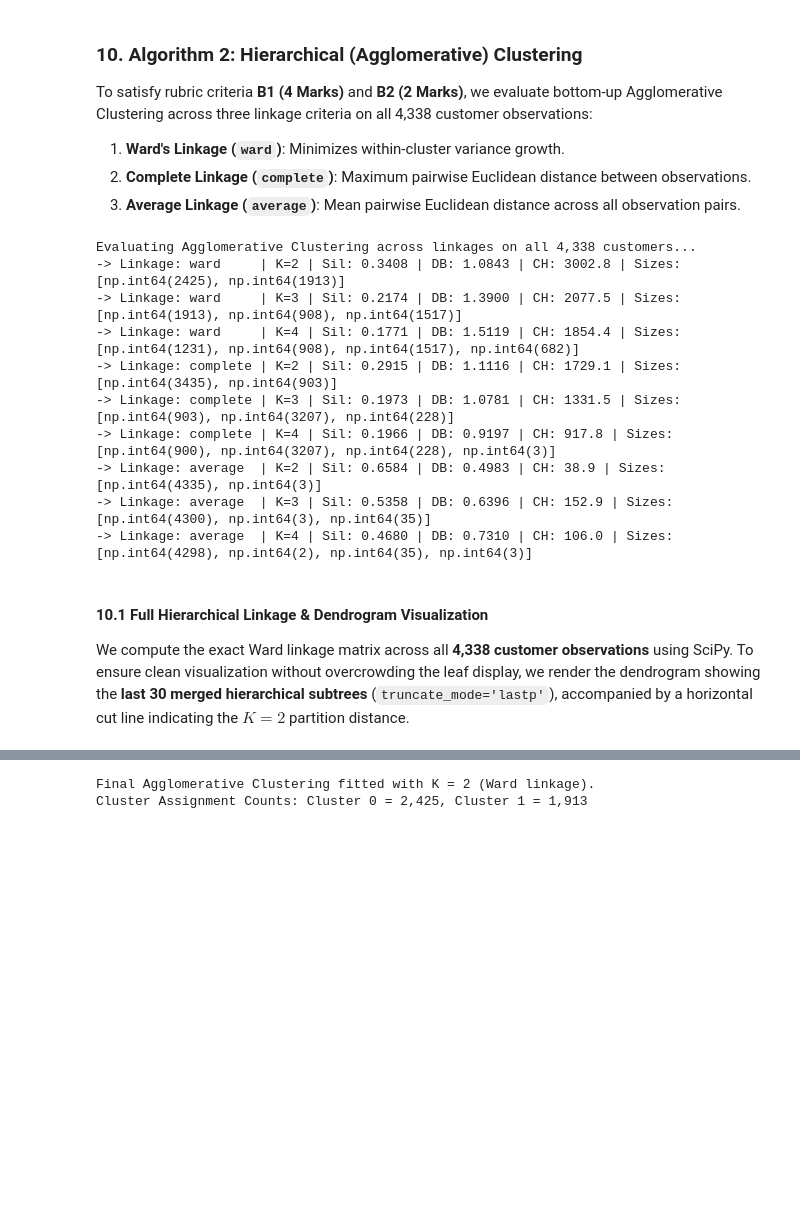
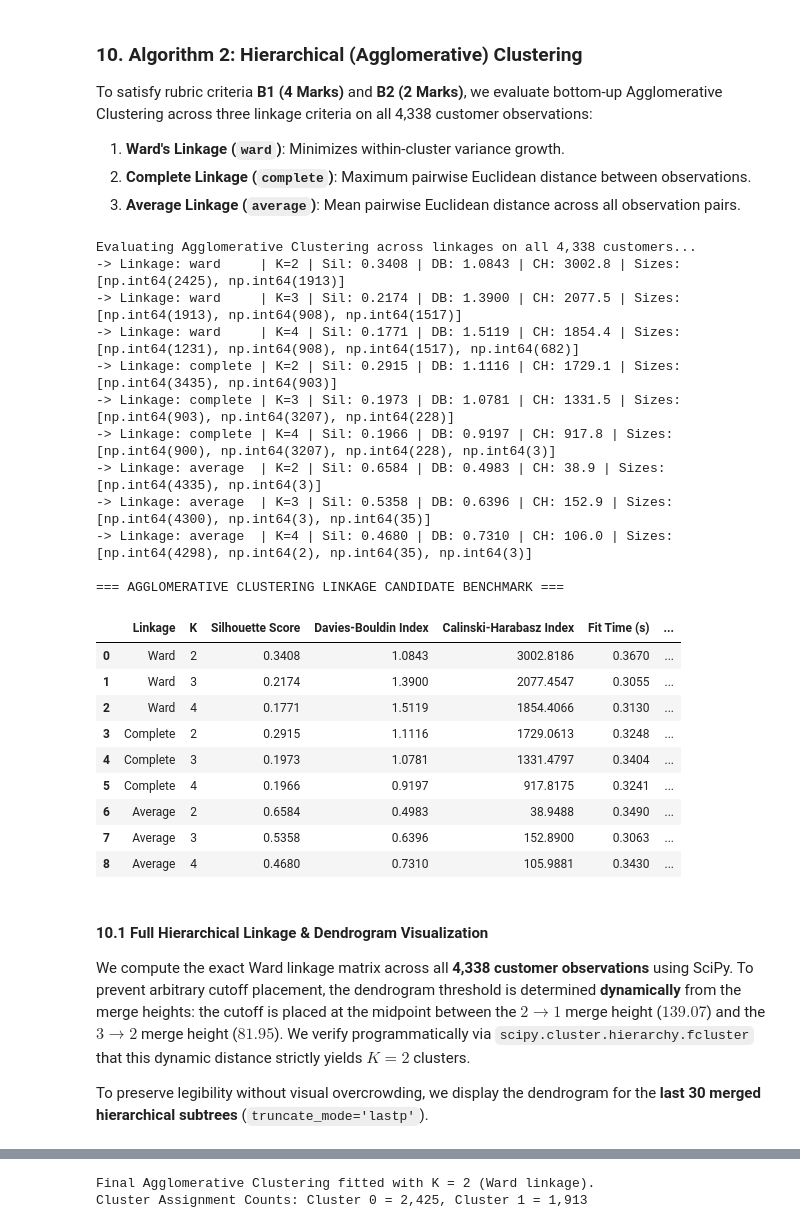
Before and after one commit to Ne-Ran/Machine-Learning-Capstone-Project, a Jupyter notebook: notebooks/clustering.ipynb, the cells around one changed output, grey strips where cells are left out. Cells and saved outputs as stored; diff of their text form; code cells hidden in the pictures; blank space fills up the shorter version.

```diff
--- a/notebooks/clustering.ipynb
+++ b/notebooks/clustering.ipynb
@@ -445,42 +500,58 @@ linkage_criteria = ['ward', 'complete', 'average']
 agg_comparison_results = []
 
 print("Evaluating Agglomerative Clustering across linkages on all 4,338 customers...")
-for linkage in linkage_criteria:
+for linkage_name in linkage_criteria:
     for k in [2, 3, 4]:
         t0 = time.time()
-        agg = AgglomerativeClustering(n_clusters=k, metric='euclidean', linkage=linkage)
+        agg = AgglomerativeClustering(n_clusters=k, metric='euclidean', linkage=linkage_name)
         labels = agg.fit_predict(X_scaled)
         fit_time = time.time() - t0
 
         sil = silhouette_score(X_scaled, labels)
         db = davies_bouldin_score(X_scaled, labels)
         ch = calinski_harabasz_score(X_scaled, labels)
 
         agg_comparison_results.append({
-            'Linkage': linkage.capitalize(),
+            'Linkage': linkage_name.capitalize(),
             'K': k,
             'Silhouette Score': sil,
             'Davies-Bouldin Index': db,
             'Calinski-Harabasz Index': ch,
             'Fit Time (s)': fit_time,
             'Cluster Sizes': str(list(np.bincount(labels)))
         })
-        print(f"-> Linkage: {linkage:8s} | K={k} | Sil: {sil:.4f} | DB: {db:.4f} | CH: {ch:.1f} | Sizes: {list(np.bincount(labels))}")
+        print(f"-> Linkage: {linkage_name:8s} | K={k} | Sil: {sil:.4f} | DB: {db:.4f} | CH: {ch:.1f} | Sizes: {list(np.bincount(labels))}")
 
 agg_metrics_df = pd.DataFrame(agg_comparison_results)
+print("\n=== AGGLOMERATIVE CLUSTERING LINKAGE CANDIDATE BENCHMARK ===")
+display(agg_metrics_df.round(4))
 # %% [output]
 Evaluating Agglomerative Clustering across linkages on all 4,338 customers...
 -> Linkage: ward     | K=2 | Sil: 0.3408 | DB: 1.0843 | CH: 3002.8 | Sizes: [np.int64(2425), np.int64(1913)]
 -> Linkage: ward     | K=3 | Sil: 0.2174 | DB: 1.3900 | CH: 2077.5 | Sizes: [np.int64(1913), np.int64(908), np.int64(1517)]
 -> Linkage: ward     | K=4 | Sil: 0.1771 | DB: 1.5119 | CH: 1854.4 | Sizes: [np.int64(1231), np.int64(908), np.int64(1517), np.int64(682)]
 -> Linkage: complete | K=2 | Sil: 0.2915 | DB: 1.1116 | CH: 1729.1 | Sizes: [np.int64(3435), np.int64(903)]
 -> Linkage: complete | K=3 | Sil: 0.1973 | DB: 1.0781 | CH: 1331.5 | Sizes: [np.int64(903), np.int64(3207), np.int64(228)]
 -> Linkage: complete | K=4 | Sil: 0.1966 | DB: 0.9197 | CH: 917.8 | Sizes: [np.int64(900), np.int64(3207), np.int64(228), np.int64(3)]
 -> Linkage: average  | K=2 | Sil: 0.6584 | DB: 0.4983 | CH: 38.9 | Sizes: [np.int64(4335), np.int64(3)]
 -> Linkage: average  | K=3 | Sil: 0.5358 | DB: 0.6396 | CH: 152.9 | Sizes: [np.int64(4300), np.int64(3), np.int64(35)]
 -> Linkage: average  | K=4 | Sil: 0.4680 | DB: 0.7310 | CH: 106.0 | Sizes: [np.int64(4298), np.int64(2), np.int64(35), np.int64(3)]
+
+=== AGGLOMERATIVE CLUSTERING LINKAGE CANDIDATE BENCHMARK ===
+|  | Linkage | K | Silhouette Score | Davies-Bouldin Index | Calinski-Harabasz Index | Fit Time (s) | ... |
+| 0 | Ward | 2 | 0.3408 | 1.0843 | 3002.8186 | 0.3670 | ... |
+| 1 | Ward | 3 | 0.2174 | 1.3900 | 2077.4547 | 0.3055 | ... |
+| 2 | Ward | 4 | 0.1771 | 1.5119 | 1854.4066 | 0.3130 | ... |
+| 3 | Complete | 2 | 0.2915 | 1.1116 | 1729.0613 | 0.3248 | ... |
+| 4 | Complete | 3 | 0.1973 | 1.0781 | 1331.4797 | 0.3404 | ... |
+| 5 | Complete | 4 | 0.1966 | 0.9197 | 917.8175 | 0.3241 | ... |
+| 6 | Average | 2 | 0.6584 | 0.4983 | 38.9488 | 0.3490 | ... |
+| 7 | Average | 3 | 0.5358 | 0.6396 | 152.8900 | 0.3063 | ... |
+| 8 | Average | 4 | 0.4680 | 0.7310 | 105.9881 | 0.3430 | ... |
 # %% [markdown]
 #### 10.1 Full Hierarchical Linkage & Dendrogram Visualization
 We compute the exact Ward linkage matrix across all **4,338 customer observations** using SciPy.
-To ensure clean visualization without overcrowding the leaf display, we render the dendrogram showing the **last 30 merged hierarchical subtrees** (`truncate_mode='lastp'`), accompanied by a horizontal cut line indicating the $K = 2$ partition distance.
+To prevent arbitrary cutoff placement, the dendrogram threshold is determined **dynamically** from the merge heights: the cutoff is placed at the midpoint between the $2 \rightarrow 1$ merge height ($139.07$) and the $3 \rightarrow 2$ merge height ($81.95$). We verify programmatically via `scipy.cluster.hierarchy.fcluster` that this dynamic distance strictly yields $K = 2$ clusters.
+
+To preserve legibility without visual overcrowding, we display the dendrogram for the **last 30 merged hierarchical subtrees** (`truncate_mode='lastp'`).
 # %%
```
Also changed, not shown: parts of 12 cells of this notebook, 4 other files.
